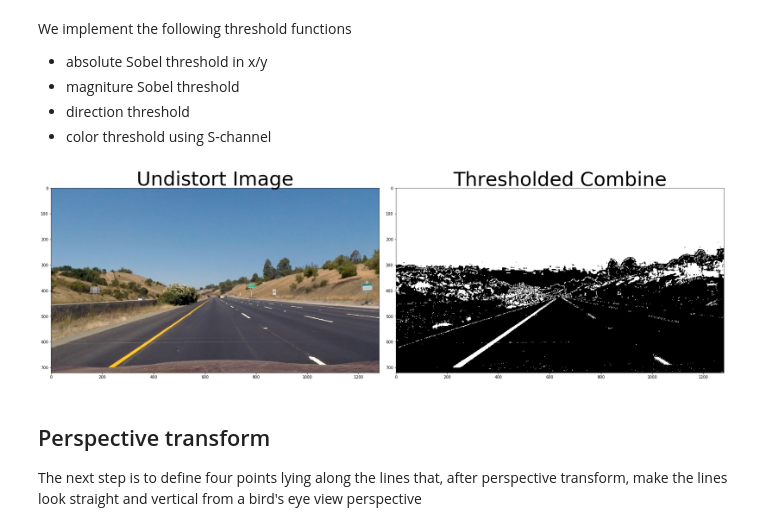
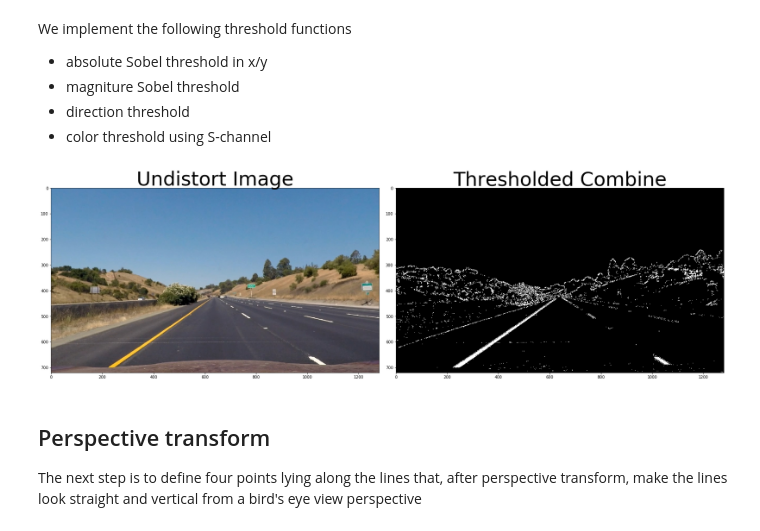
Before and after one commit to minh84/udacity_carnd, a Jupyter notebook: 06_advanced_lane_finding.ipynb, the cells around one changed output. Cells and saved outputs as stored; diff of their text form; code cells hidden in the pictures.

```diff
--- a/06_advanced_lane_finding.ipynb
+++ b/06_advanced_lane_finding.ipynb
@@ -105,7 +105,7 @@ Next we will use gradient/color threshold to create binary image.
 # %%
 # Get road files
 road_files = glob.glob('./CarND-P4-Advanced-Lane-Lines/test_images/*.jpg')
-road_files = np.sort(road_imgs)
+road_files = np.sort(road_files)
 
 # Load and correct it
 road0 = mpimg.imread(road_files[0])
@@ -171,35 +171,35 @@ def dir_thresh(img_channel, sobel_kernel=3, thresh=(0, np.pi/2)):
     return binary_output
 
 def color_thresh(img_channel, thresh = (0,255)):
     binary_output = np.zeros_like(img_channel)
     binary_output[(img_channel > thresh[0]) & (img_channel <= thresh[1])] = 1
     return binary_output
 
 def combined_threshold(img_rgb, ksize=3):
 
     gray = cv2.cvtColor(img_rgb, cv2.COLOR_RGB2GRAY)
     hls = cv2.cvtColor(img_rgb, cv2.COLOR_RGB2HLS)
 
     gradx = abs_sobel_thresh(gray, orient='x', sobel_kernel=ksize, thresh=(20, 100))
     grady = abs_sobel_thresh(gray, orient='y', sobel_kernel=ksize, thresh=(20, 100))
     mag_binary = mag_thresh(gray, sobel_kernel=ksize, mag_thresh=(30, 100))
     dir_binary = dir_thresh(gray, sobel_kernel=ksize, thresh=(0.7, 1.3))
-    color_bin = color_thresh(hls[:,:,2], thresh=(90, 255))
+    color_bin = color_thresh(hls[:,:,2], thresh=(150, 255))
 
     combined = np.zeros_like(gray)
     combined[((gradx == 1) & (grady == 1)) | ((mag_binary == 1) & (dir_binary == 1)) | (color_bin==1)] = 1
     return combined
 
 undist_road0_bin = combined_threshold(undist_road0)
 f, (ax1, ax2) = plt.subplots(1, 2, figsize=(24, 9))
 f.tight_layout()
 ax1.imshow(undist_road0)
 ax1.set_title('Undistort Image', fontsize=50)
 ax2.imshow(undist_road0_bin, cmap='gray')
 ax2.set_title('Thresholded Combine', fontsize=50)
 plt.subplots_adjust(left=0., right=1, top=0.9, bottom=0.)
 # %% [output]
-[figure, old version]
+[figure, new version]
 # %% [markdown]
 ## Perspective transform
 The next step is to define four points lying along the lines that, after perspective transform, make the lines look straight and vertical from a bird's eye view perspective
```
Also changed, not shown: parts of 5 cells of this notebook.
